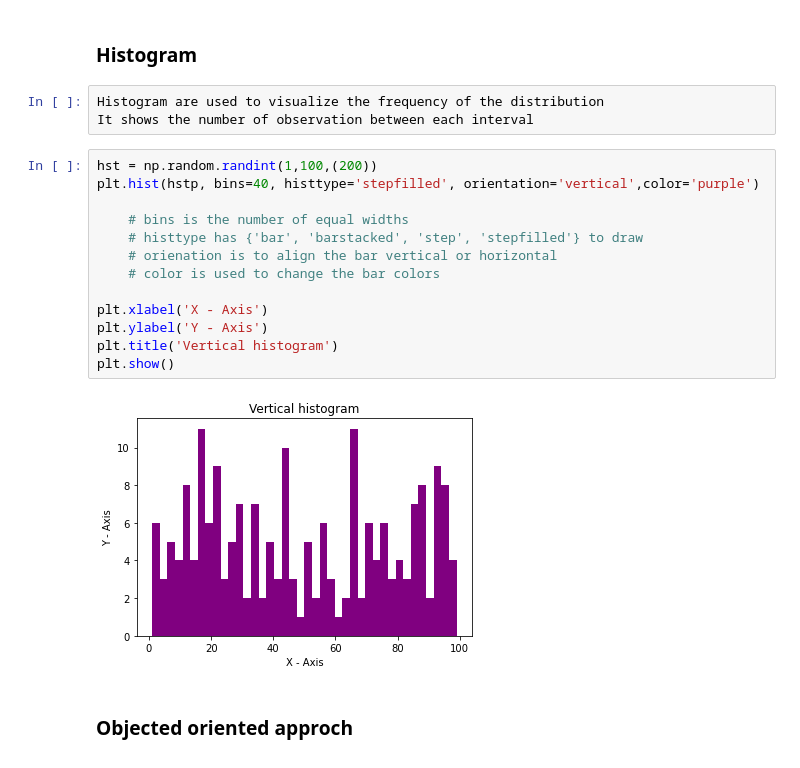
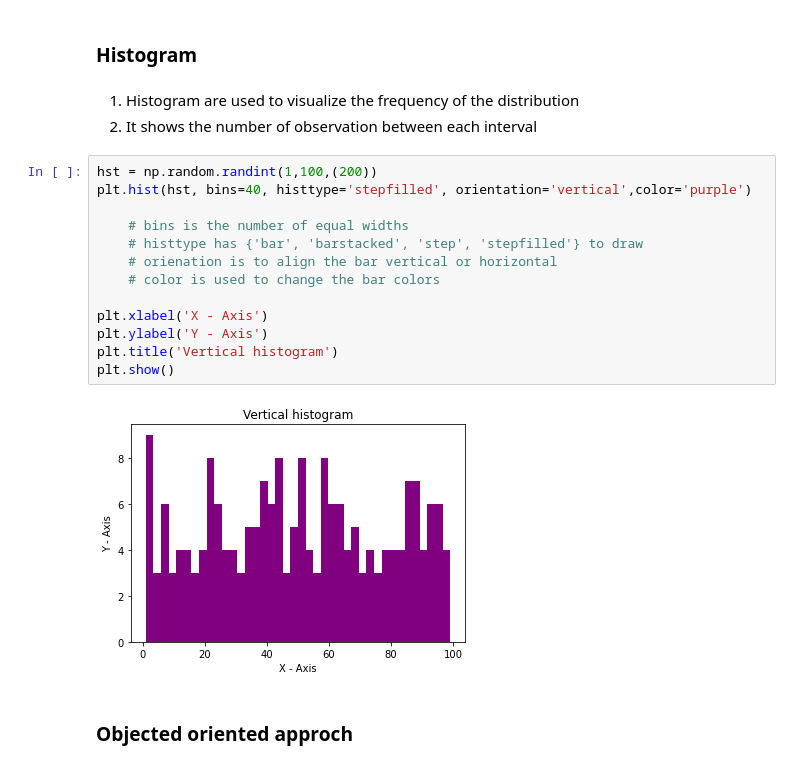
Before and after one commit to Sureshkrishh/Datascience-notes, a Jupyter notebook: 1. Python/011. Matplotlib.ipynb, the cells around one changed output. Saved outputs shown, nothing was run; the diff lists cells and outputs as text.

```diff
--- a/1. Python/011. Matplotlib.ipynb
+++ b/1. Python/011. Matplotlib.ipynb
@@ -177,23 +182,23 @@ plt.show()
 # %% [markdown]
 ### Histogram
-# %%
-Histogram are used to visualize the frequency of the distribution
-It shows the number of observation between each interval
+# %% [markdown]
+1. Histogram are used to visualize the frequency of the distribution
+2. It shows the number of observation between each interval
 # %%
 hst = np.random.randint(1,100,(200))
-plt.hist(hstp, bins=40, histtype='stepfilled', orientation='vertical',color='purple')
+plt.hist(hst, bins=40, histtype='stepfilled', orientation='vertical',color='purple')
 
     # bins is the number of equal widths
     # histtype has {'bar', 'barstacked', 'step', 'stepfilled'} to draw
     # orienation is to align the bar vertical or horizontal
     # color is used to change the bar colors
 
 plt.xlabel('X - Axis')
 plt.ylabel('Y - Axis')
 plt.title('Vertical histogram')
 plt.show()
 # %% [output]
-[figure, old version]
+[figure, new version]
 # %% [markdown]
 ### Objected oriented approch
 # %% [markdown]
```
Also changed, not shown: parts of 19 cells of this notebook, 2 other files.
